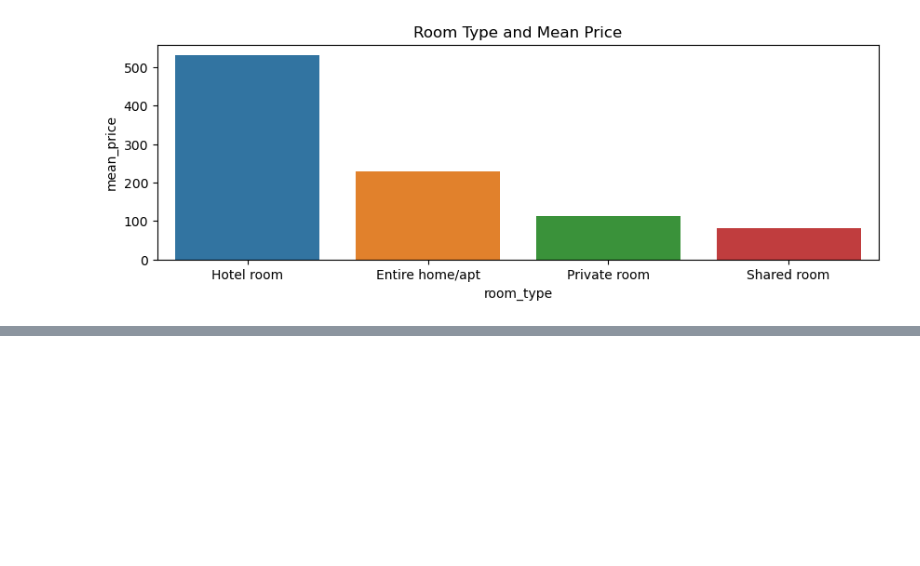
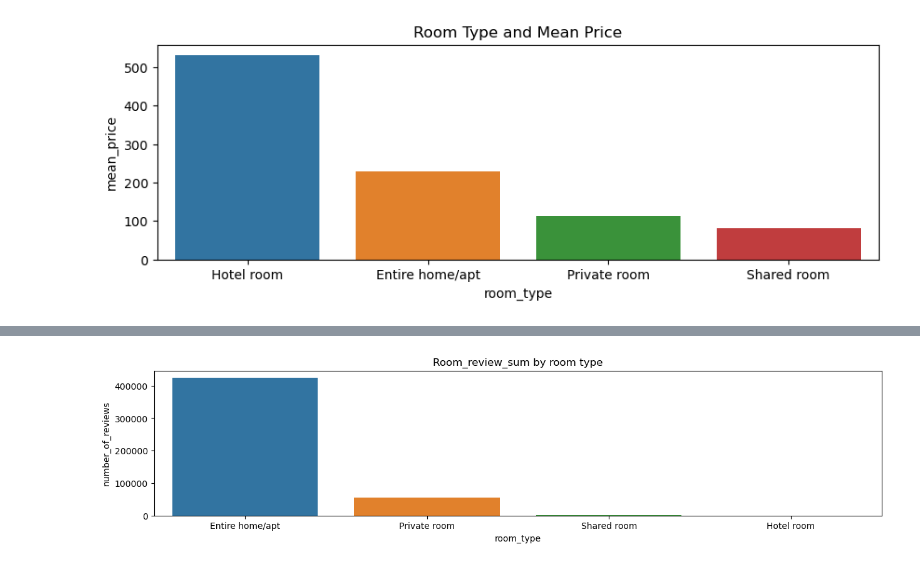
Before and after one commit to sagarbarge/Seattle-Airbnb-Open-Data-, a Jupyter notebook: Seattle Airbnb Open Data - SQL Project.ipynb, the cells around one changed output, grey strips where cells are left out. Cells and saved outputs as stored; diff of their text form; code cells hidden in the pictures; blank space fills up the shorter version.

```diff
--- a/Seattle Airbnb Open Data - SQL Project.ipynb
+++ b/Seattle Airbnb Open Data - SQL Project.ipynb
@@ -402,0 +344,11 @@ plt.show()
+# %%
+# room_review_sum by room type
+room_review_sum = df_lis.groupby('room_type')['number_of_reviews'].sum().reset_index()
+room_review_sum_sort = room_review_sum.sort_values(by = 'number_of_reviews', ascending= False)
+
+plt.figure(figsize=(15,3))
+sns.barplot(data=room_review_sum_sort, x='room_type', y='number_of_reviews')
+plt.title('Room_review_sum by room type')
+plt.show()
+# %% [output]
+[figure, added]
```
Also changed, not shown: parts of 25 cells of this notebook.
